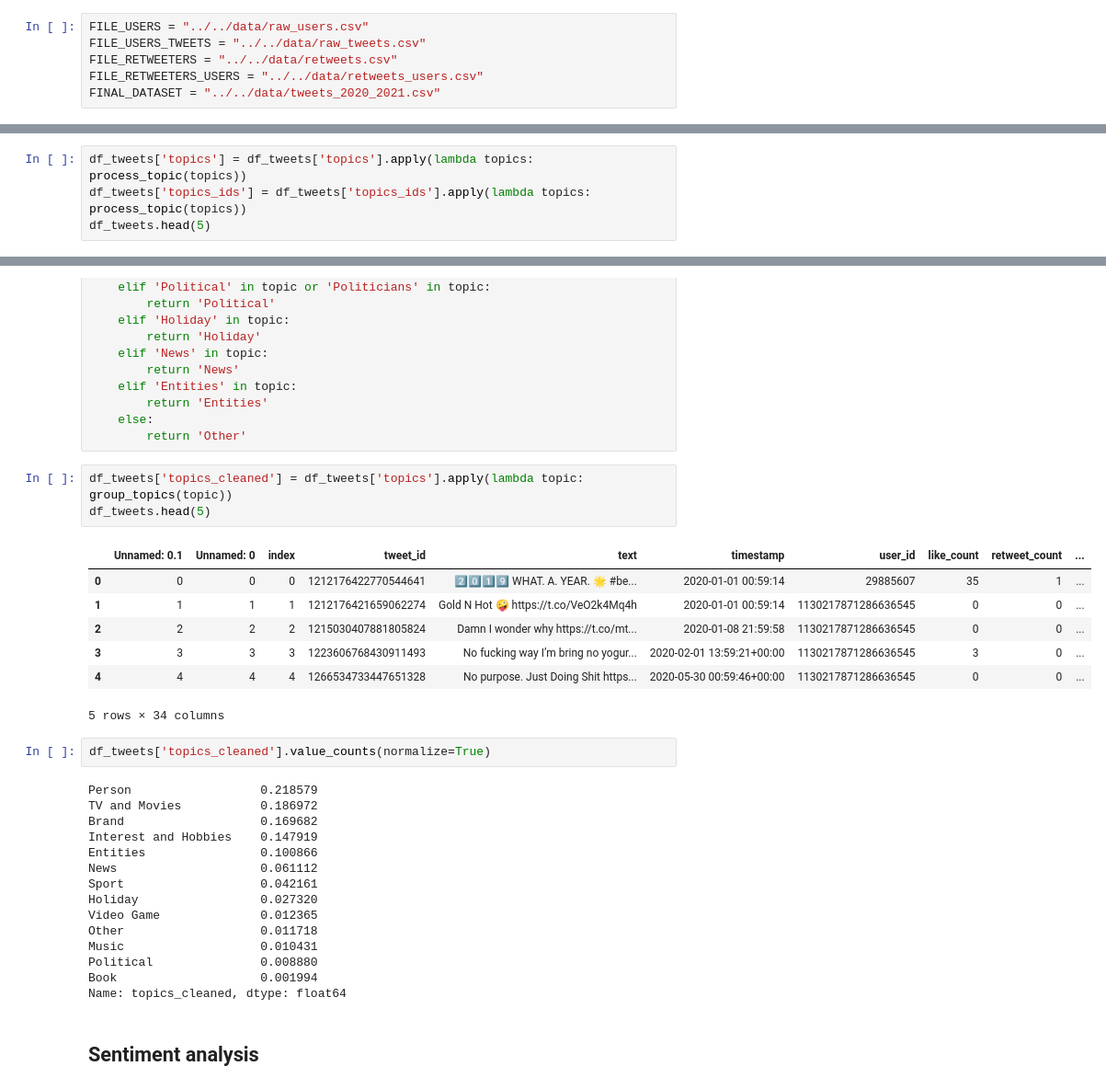
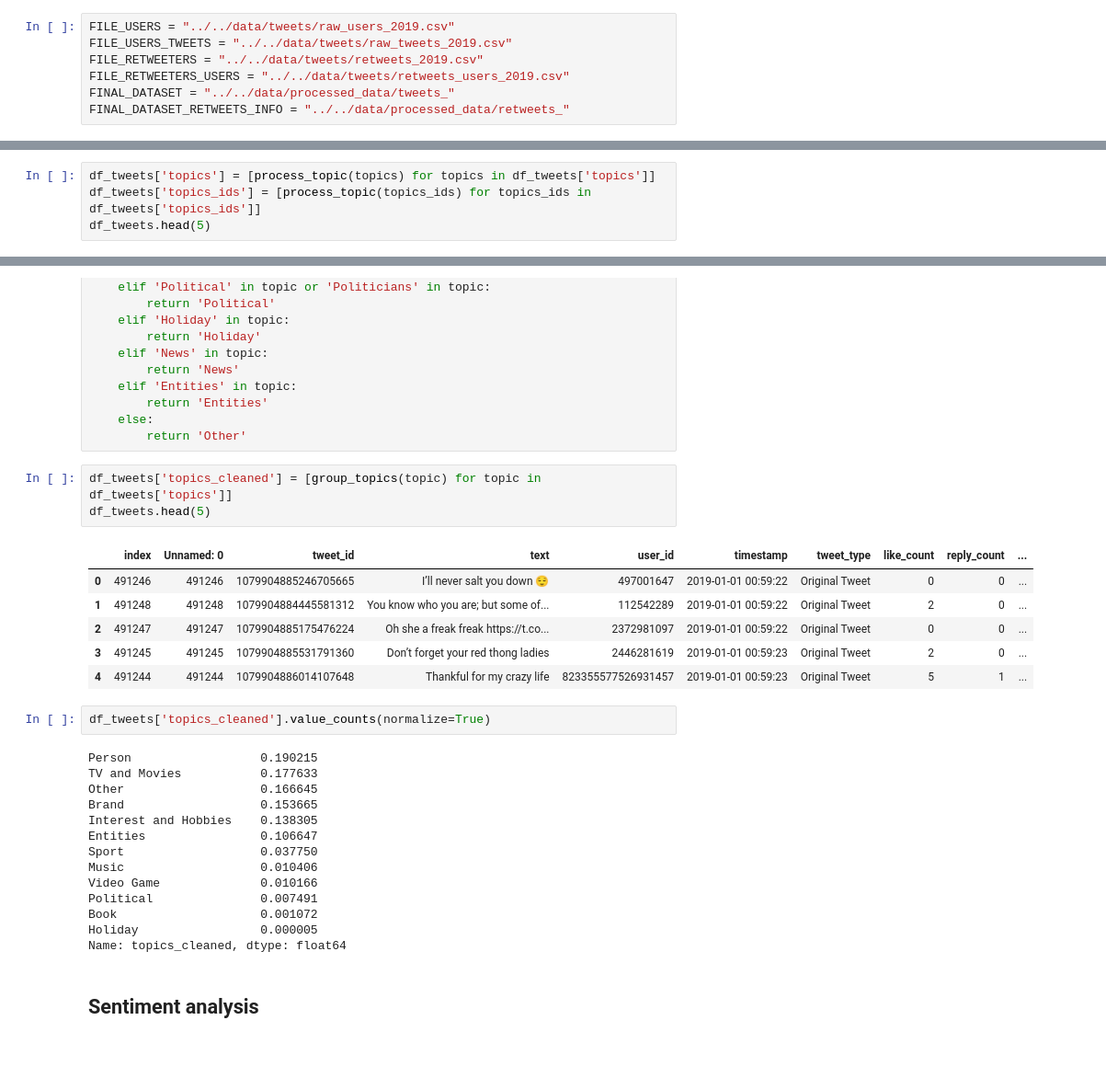
Before and after one commit to MiguelDordio/InformationFlow, a Jupyter notebook: Twitter/analysis_v2/data_processing_transformation.ipynb, the cells around one changed output, grey strips where cells are left out. Shown: that part at 92% size. Cells and saved outputs as stored; diff of their text form; blank space fills up the shorter version.

Commit message:
improved data processing and transformation

```diff
--- a/Twitter/analysis_v2/data_processing_transformation.ipynb
+++ b/Twitter/analysis_v2/data_processing_transformation.ipynb
@@ -13,11 +13,12 @@ sns.set()
 # %% [markdown]
 ### Files locations
 # %%
-FILE_USERS = "../../data/raw_users.csv"
-FILE_USERS_TWEETS = "../../data/raw_tweets.csv"
-FILE_RETWEETERS = "../../data/retweets.csv"
-FILE_RETWEETERS_USERS = "../../data/retweets_users.csv"
-FINAL_DATASET = "../../data/tweets_2020_2021.csv"
+FILE_USERS = "../../data/tweets/raw_users_2019.csv"
+FILE_USERS_TWEETS = "../../data/tweets/raw_tweets_2019.csv"
+FILE_RETWEETERS = "../../data/tweets/retweets_2019.csv"
+FILE_RETWEETERS_USERS = "../../data/tweets/retweets_users_2019.csv"
+FINAL_DATASET = "../../data/processed_data/tweets_"
+FINAL_DATASET_RETWEETS_INFO = "../../data/processed_data/retweets_"
 # %% [markdown]
 ### Load Datasets
 # %%
@@ -269,7 +274,3 @@ def process_topic(topics:str):
     if len(t) > 0:
         return t[0]
     return None
-# %%
-df_tweets['topics'] = df_tweets['topics'].apply(lambda topics: process_topic(topics))
-df_tweets['topics_ids'] = df_tweets['topics_ids'].apply(lambda topics: process_topic(topics))
-df_tweets.head(5)
@@ -282,0 +277,4 @@ df_tweets.head(5)
+# %%
+df_tweets['topics'] = [process_topic(topics) for topics in df_tweets['topics']]
+df_tweets['topics_ids'] = [process_topic(topics_ids) for topics_ids in df_tweets['topics_ids']]
+df_tweets.head(5)
@@ -318,32 +323,30 @@ def group_topics(topic):
     else:
         return 'Other'
 # %%
-df_tweets['topics_cleaned'] = df_tweets['topics'].apply(lambda topic: group_topics(topic))
+df_tweets['topics_cleaned'] = [group_topics(topic) for topic in df_tweets['topics']]
 df_tweets.head(5)
 # %% [output]
-|  | Unnamed: 0.1 | Unnamed: 0 | index | tweet_id | text | timestamp | user_id | like_count | retweet_count | ... |
-| 0 | 0 | 0 | 0 | 1212176422770544641 | 2️⃣0️⃣1️⃣9️⃣ WHAT. A. YEAR. 🌟 #be... | 2020-01-01 00:59:14 | 29885607 | 35 | 1 | ... |
-| 1 | 1 | 1 | 1 | 1212176421659062274 | Gold N Hot 🤪 https://t.co/VeO2k4Mq4h | 2020-01-01 00:59:14 | 1130217871286636545 | 0 | 0 | ... |
-| 2 | 2 | 2 | 2 | 1215030407881805824 | Damn I wonder why https://t.co/mt... | 2020-01-08 21:59:58 | 1130217871286636545 | 0 | 0 | ... |
-| 3 | 3 | 3 | 3 | 1223606768430911493 | No fucking way I’m bring no yogur... | 2020-02-01 13:59:21+00:00 | 1130217871286636545 | 3 | 0 | ... |
-| 4 | 4 | 4 | 4 | 1266534733447651328 | No purpose. Just Doing Shit https... | 2020-05-30 00:59:46+00:00 | 1130217871286636545 | 0 | 0 | ... |
+|  | index | Unnamed: 0 | tweet_id | text | user_id | timestamp | tweet_type | like_count | reply_count | ... |
+| 0 | 491246 | 491246 | 1079904885246705665 | I’ll never salt you down 😌 | 497001647 | 2019-01-01 00:59:22 | Original Tweet | 0 | 0 | ... |
+| 1 | 491248 | 491248 | 1079904884445581312 | You know who you are; but some of... | 112542289 | 2019-01-01 00:59:22 | Original Tweet | 2 | 0 | ... |
+| 2 | 491247 | 491247 | 1079904885175476224 | Oh she a freak freak https://t.co... | 2372981097 | 2019-01-01 00:59:22 | Original Tweet | 0 | 0 | ... |
+| 3 | 491245 | 491245 | 1079904885531791360 | Don’t forget your red thong ladies | 2446281619 | 2019-01-01 00:59:23 | Original Tweet | 2 | 0 | ... |
+| 4 | 491244 | 491244 | 1079904886014107648 | Thankful for my crazy life | 823355577526931457 | 2019-01-01 00:59:23 | Original Tweet | 5 | 1 | ... |
-5 rows × 34 columns
 # %%
 df_tweets['topics_cleaned'].value_counts(normalize=True)
 # %% [output]
-Person                  0.218579
-TV and Movies           0.186972
-Brand                   0.169682
-Interest and Hobbies    0.147919
-Entities                0.100866
-News                    0.061112
-Sport                   0.042161
-Holiday                 0.027320
-Video Game              0.012365
-Other                   0.011718
-Music                   0.010431
-Political               0.008880
-Book                    0.001994
+Person                  0.190215
+TV and Movies           0.177633
+Other                   0.166645
+Brand                   0.153665
+Interest and Hobbies    0.138305
+Entities                0.106647
+Sport                   0.037750
+Music                   0.010406
+Video Game              0.010166
+Political               0.007491
+Book                    0.001072
+Holiday                 0.000005
 Name: topics_cleaned, dtype: float64
 # %% [markdown]
 ## Sentiment analysis
```
Also changed, not shown: parts of 40 cells of this notebook, 3 other files.
